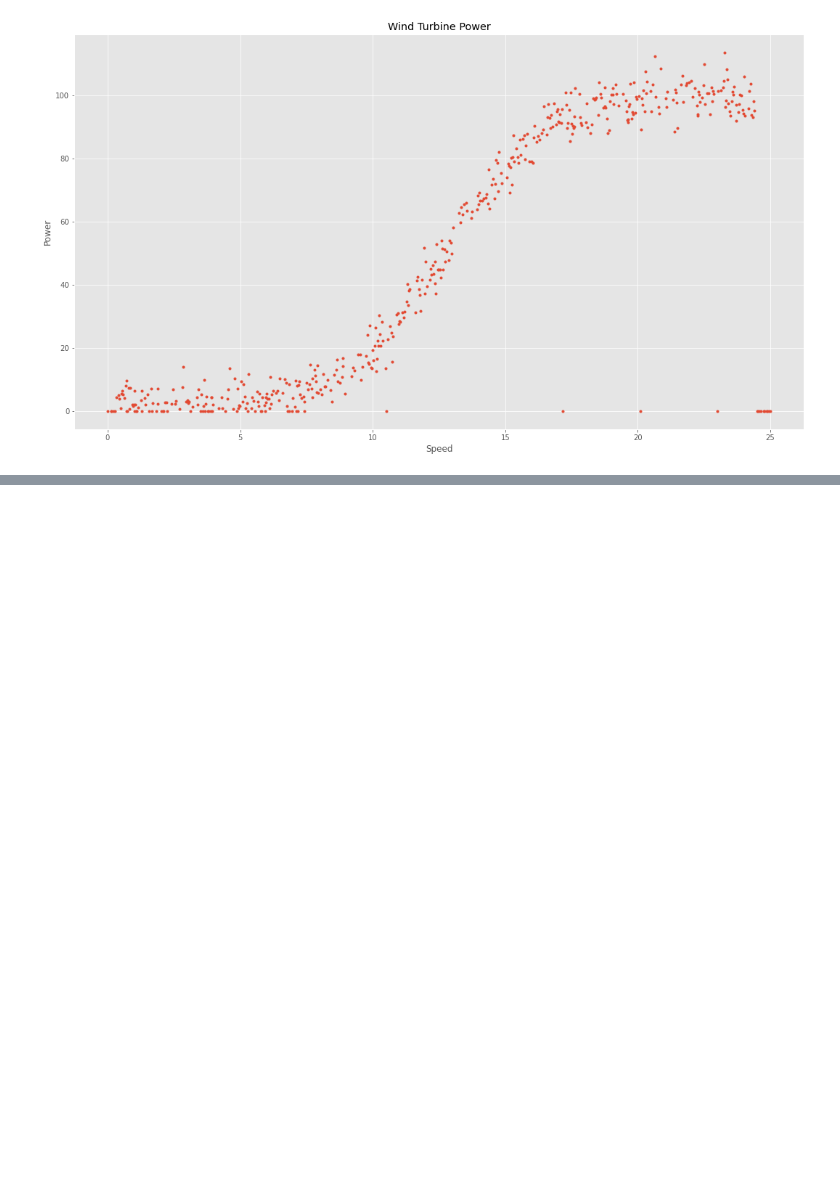
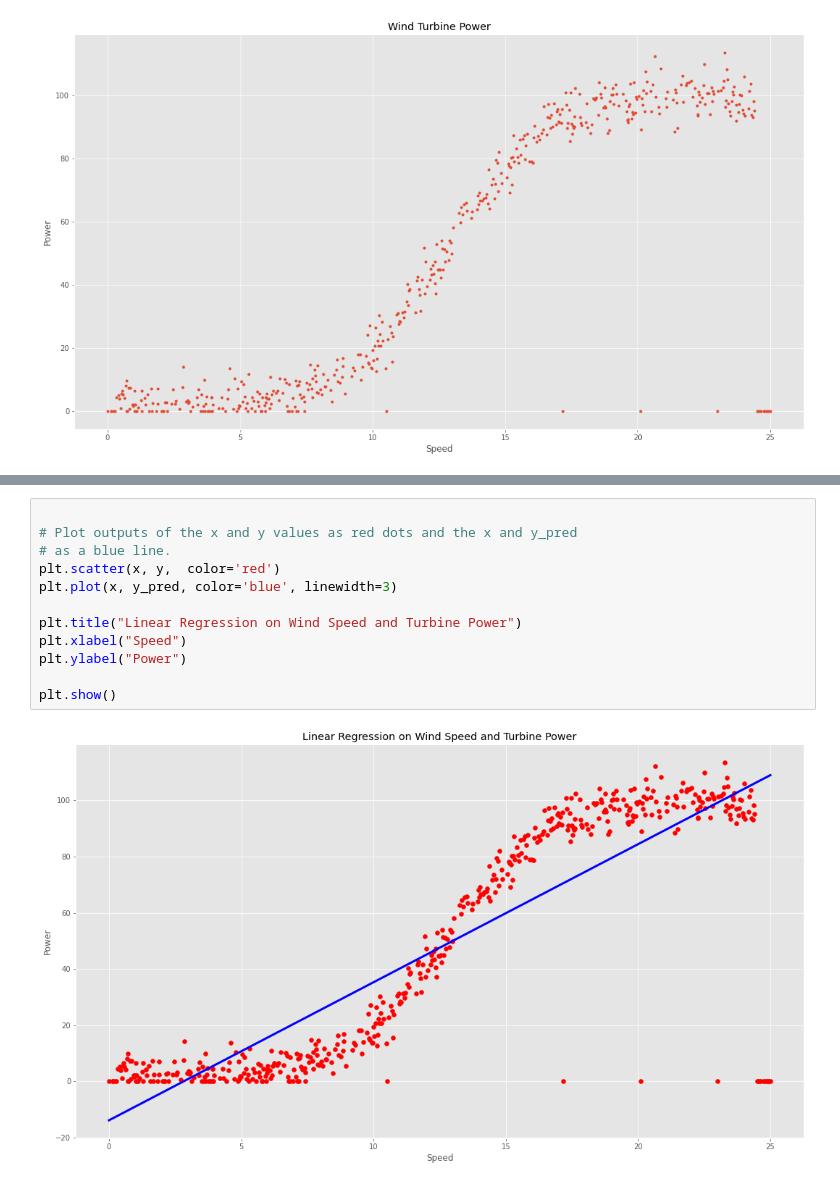
Before and after one commit to mobm65/Linear-Regression-FDA-Project, a Jupyter notebook: Linear Regression FDA Project.ipynb, the cells around one changed output, grey strips where cells are left out. Cells and saved outputs as stored; diff of their text form; blank space fills up the shorter version.

```diff
--- a/Linear Regression FDA Project.ipynb
+++ b/Linear Regression FDA Project.ipynb
@@ -119,0 +120,14 @@ plt.show()
+# %%
+
+# Plot outputs of the x and y values as red dots and the x and y_pred
+# as a blue line.
+plt.scatter(x, y,  color='red')
+plt.plot(x, y_pred, color='blue', linewidth=3)
+
+plt.title("Linear Regression on Wind Speed and Turbine Power")
+plt.xlabel("Speed")
+plt.ylabel("Power")
+
+plt.show()
+# %% [output]
+[figure, added]
```
Also changed, not shown: parts of 7 cells of this notebook.
